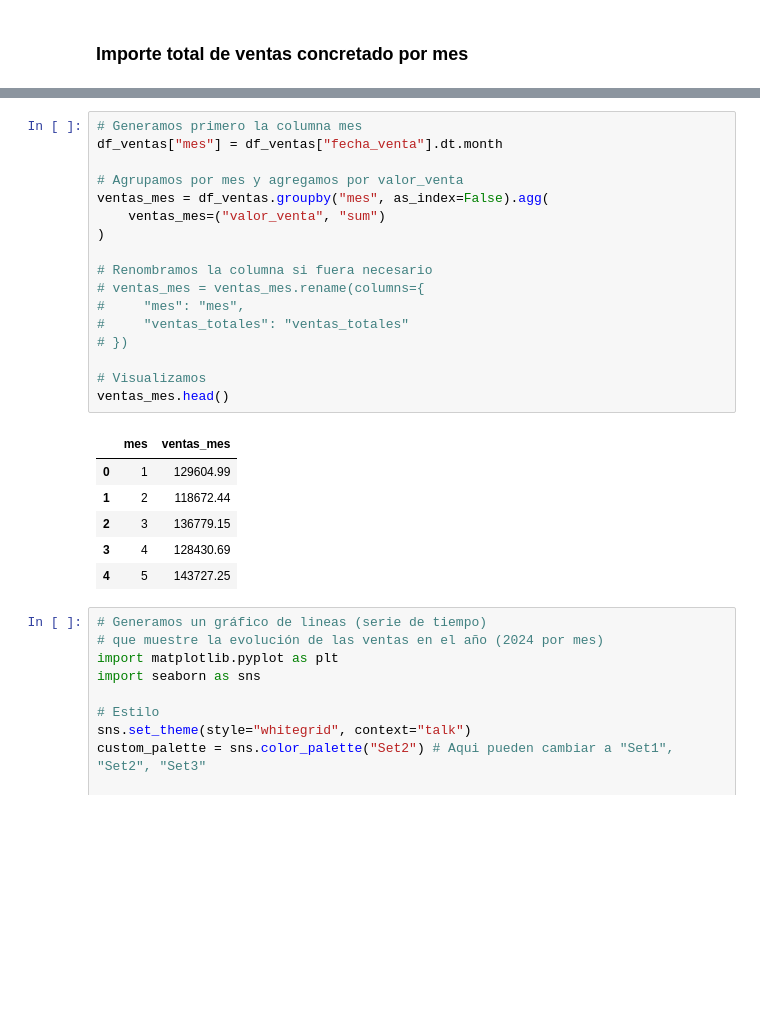
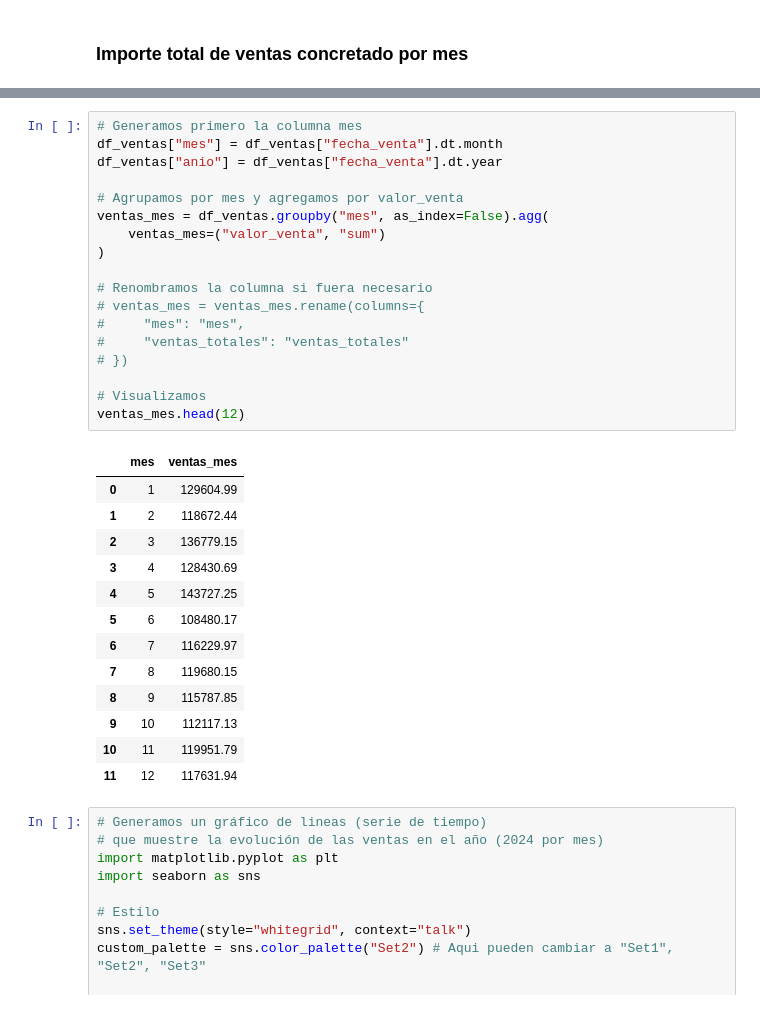
Before and after one commit to marianovanini/TT-2C2025-Data-Analitycs-Notebooks, a Jupyter notebook: Entrega final/Entrega final.ipynb, the cells around one changed output, grey strips where cells are left out. Saved outputs shown, nothing was run; the diff lists cells and outputs as text; blank space fills up the shorter version.

```diff
--- a/Entrega final/Entrega final.ipynb
+++ b/Entrega final/Entrega final.ipynb
@@ -1348,27 +1376,35 @@ df_ventas.head(10)
 # %%
 # Generamos primero la columna mes
 df_ventas["mes"] = df_ventas["fecha_venta"].dt.month
+df_ventas["anio"] = df_ventas["fecha_venta"].dt.year
 
 # Agrupamos por mes y agregamos por valor_venta
 ventas_mes = df_ventas.groupby("mes", as_index=False).agg(
     ventas_mes=("valor_venta", "sum")
 )
 
 # Renombramos la columna si fuera necesario
 # ventas_mes = ventas_mes.rename(columns={
 #     "mes": "mes",
 #     "ventas_totales": "ventas_totales"
 # })
 
 # Visualizamos
-ventas_mes.head()
+ventas_mes.head(12)
 # %% [output]
 |  | mes | ventas_mes |
 | 0 | 1 | 129604.99 |
 | 1 | 2 | 118672.44 |
 | 2 | 3 | 136779.15 |
 | 3 | 4 | 128430.69 |
 | 4 | 5 | 143727.25 |
+| 5 | 6 | 108480.17 |
+| 6 | 7 | 116229.97 |
+| 7 | 8 | 119680.15 |
+| 8 | 9 | 115787.85 |
+| 9 | 10 | 112117.13 |
+| 10 | 11 | 119951.79 |
+| 11 | 12 | 117631.94 |
 # %%
 # Generamos un gráfico de lineas (serie de tiempo)
 # que muestre la evolución de las ventas en el año (2024 por mes)
```
Also changed, not shown: parts of 26 cells of this notebook.
